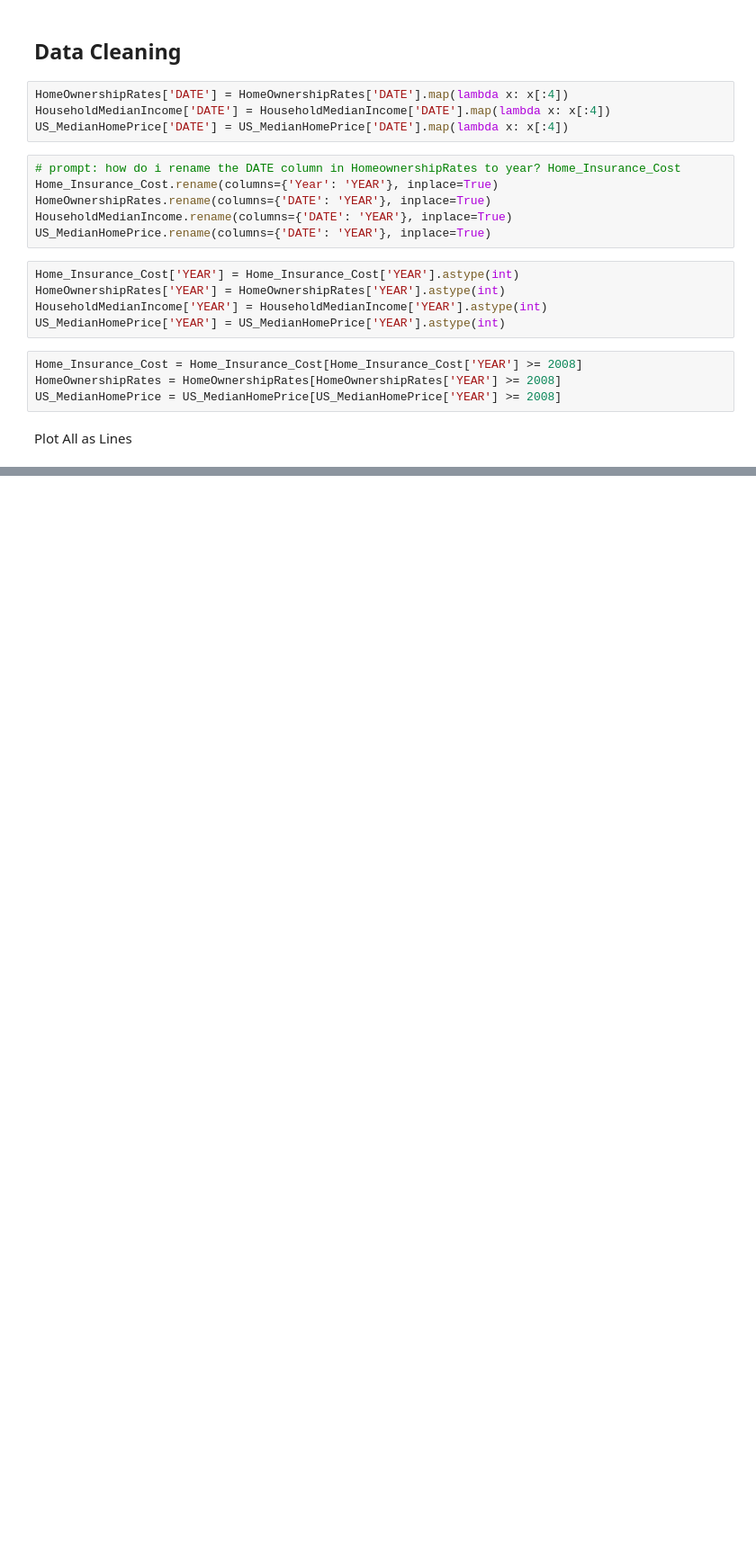
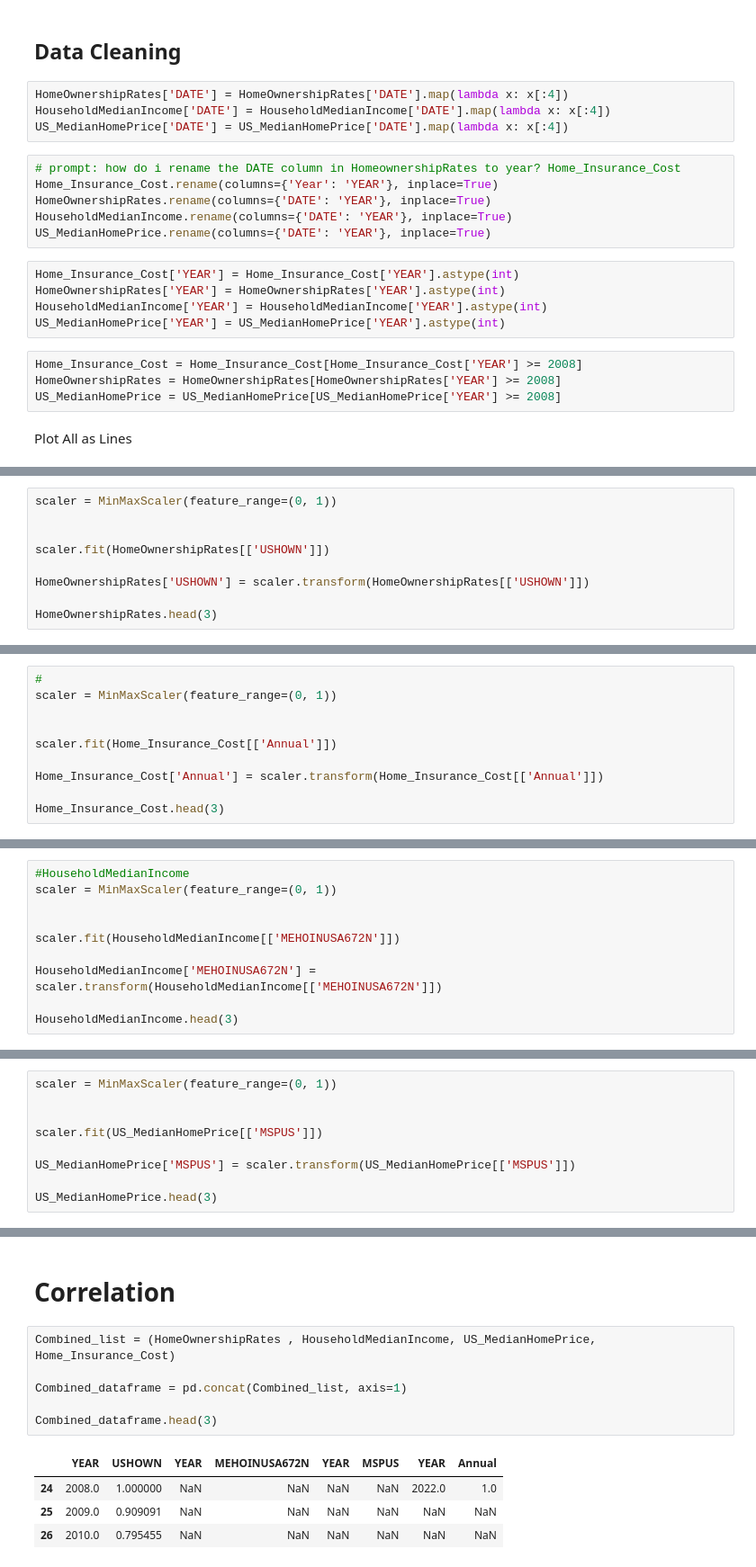
Before and after one commit to JF11579/Plotly, a Jupyter notebook: Home_Prices_and_House_Prices_2.ipynb, the cells around one changed output, grey strips where cells are left out. Shown at 90% size. Cells and saved outputs as stored; diff of their text form; blank space fills up the shorter version.

```diff
--- a/Home_Prices_and_House_Prices_2.ipynb
+++ b/Home_Prices_and_House_Prices_2.ipynb
@@ -158,0 +198,9 @@ fig.show()
+# %%
+scaler = MinMaxScaler(feature_range=(0, 1))
+
+
+scaler.fit(HomeOwnershipRates[['USHOWN']])
+
+HomeOwnershipRates['USHOWN'] = scaler.transform(HomeOwnershipRates[['USHOWN']])
+
+HomeOwnershipRates.head(3)
@@ -158,0 +219,10 @@ fig.show()
+# %%
+#
+scaler = MinMaxScaler(feature_range=(0, 1))
+
+
+scaler.fit(Home_Insurance_Cost[['Annual']])
+
+Home_Insurance_Cost['Annual'] = scaler.transform(Home_Insurance_Cost[['Annual']])
+
+Home_Insurance_Cost.head(3)
@@ -158,0 +241,10 @@ fig.show()
+# %%
+#HouseholdMedianIncome
+scaler = MinMaxScaler(feature_range=(0, 1))
+
+
+scaler.fit(HouseholdMedianIncome[['MEHOINUSA672N']])
+
+HouseholdMedianIncome['MEHOINUSA672N'] = scaler.transform(HouseholdMedianIncome[['MEHOINUSA672N']])
+
+HouseholdMedianIncome.head(3)
@@ -158,0 +263,9 @@ fig.show()
+# %%
+scaler = MinMaxScaler(feature_range=(0, 1))
+
+
+scaler.fit(US_MedianHomePrice[['MSPUS']])
+
+US_MedianHomePrice['MSPUS'] = scaler.transform(US_MedianHomePrice[['MSPUS']])
+
+US_MedianHomePrice.head(3)
@@ -158,0 +287,13 @@ fig.show()
+# %% [markdown]
+# Correlation
+# %%
+Combined_list = (HomeOwnershipRates , HouseholdMedianIncome, US_MedianHomePrice, Home_Insurance_Cost)
+
+Combined_dataframe = pd.concat(Combined_list, axis=1)
+
+Combined_dataframe.head(3)
+# %% [output]
+|  | YEAR | USHOWN | YEAR | MEHOINUSA672N | YEAR | MSPUS | YEAR | Annual |
+| 24 | 2008.0 | 1.000000 | NaN | NaN | NaN | NaN | 2022.0 | 1.0 |
+| 25 | 2009.0 | 0.909091 | NaN | NaN | NaN | NaN | NaN | NaN |
+| 26 | 2010.0 | 0.795455 | NaN | NaN | NaN | NaN | NaN | NaN |
```
Also changed, not shown: parts of 30 cells of this notebook.
